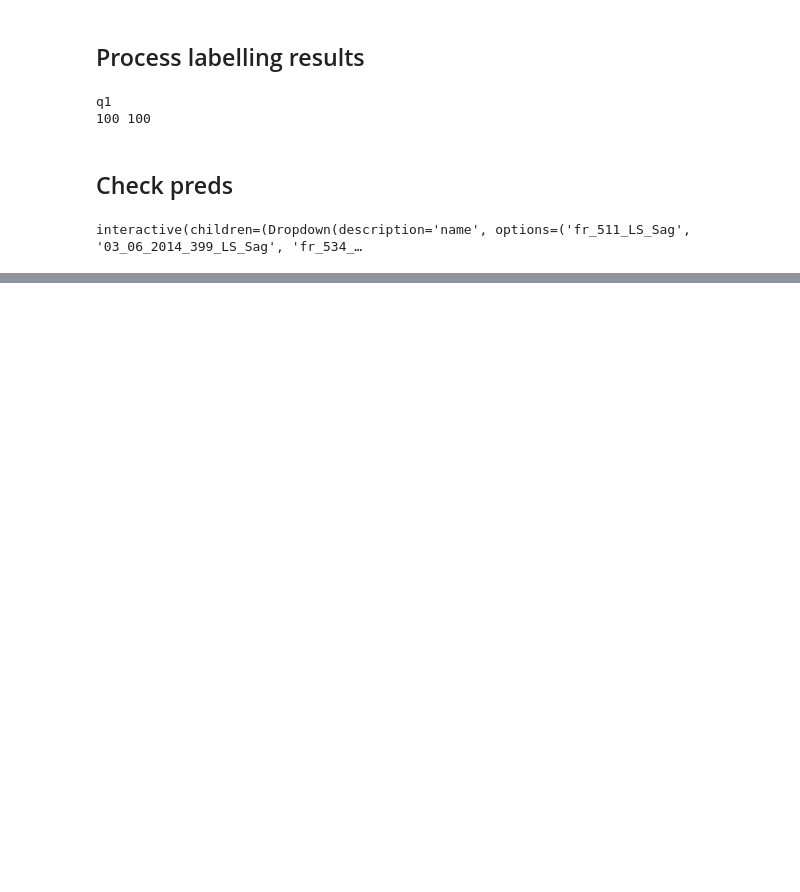
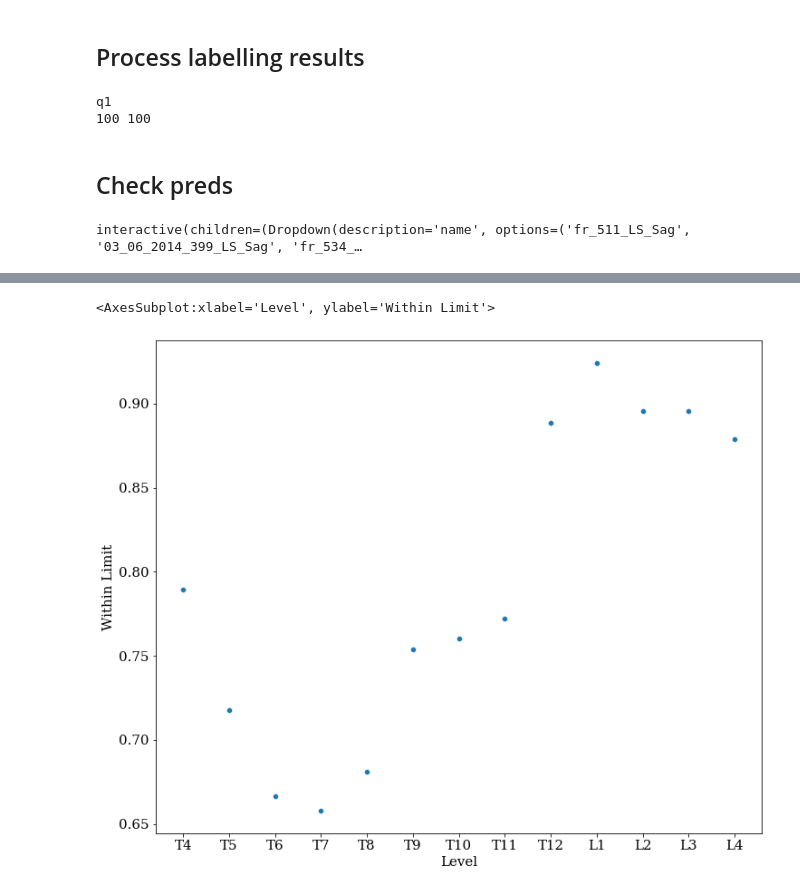
Before and after one commit to DMcSweeney/coronal_sagittal_cnn, a Jupyter notebook: notebooks/post_labelling.ipynb, the cells around one changed output, grey strips where cells are left out. Cells and saved outputs as stored; diff of their text form; code cells hidden in the pictures; blank space fills up the shorter version.

```diff
--- a/notebooks/post_labelling.ipynb
+++ b/notebooks/post_labelling.ipynb
@@ -83,0 +164,4 @@ interactive(children=(Dropdown(description='name', options=('fr_511_LS_Sag', '03
+# %%
+all_df['Within Limit'] = all_df['Distance'] <= 20
+count_df = all_df.groupby('Level')['Within Limit'].agg('sum')/all_df.groupby('Level')['Within Limit'].agg('count')
+count_df = count_df.reindex(ordered_verts)
@@ -83,0 +172,6 @@ interactive(children=(Dropdown(description='name', options=('fr_511_LS_Sag', '03
+# %%
+fig, ax = plt.subplots(1, 1, figsize=(12, 10))
+sns.scatterplot(data=count_df)
+# %% [output]
+<AxesSubplot:xlabel='Level', ylabel='Within Limit'>
+[figure, added]
```
Also changed, not shown: parts of 14 cells of this notebook, 6 other files.
